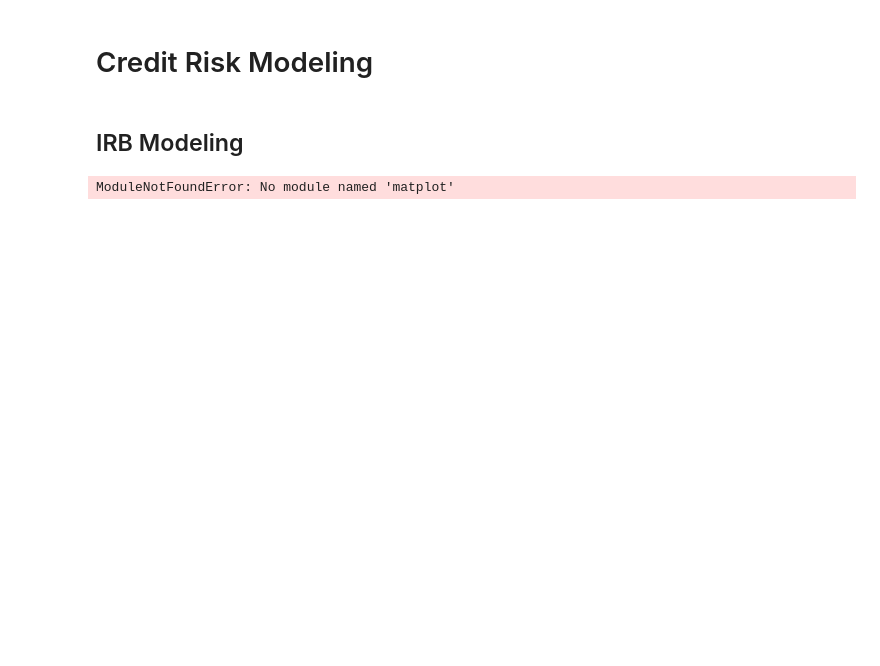
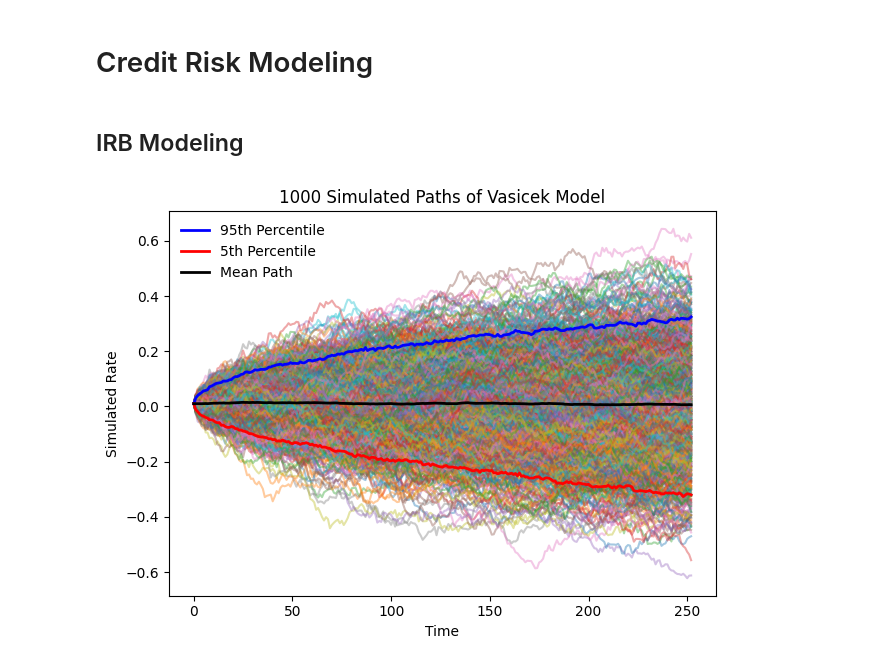
Before and after one commit to Mostafa-MMK/CreditRiskModels, a Jupyter notebook: Credit_Risk_Modeling.ipynb, the cells around one changed output. Cells and saved outputs as stored; diff of their text form; code cells hidden in the pictures; blank space fills up the shorter version.

Commit message:
Initial Commit with Vasicek model

```diff
--- a/Credit_Risk_Modeling.ipynb
+++ b/Credit_Risk_Modeling.ipynb
@@ -5,7 +5,45 @@
 # %%
 import pandas as pd
 import numpy as np
-git config --global user.name "Mostafa-MMK"
-git config --global user.email "shuvrobbaju@gmail.com"
+import matplotlib.pyplot as plt
+import yfinance as yf
-# %% [output]
-ModuleNotFoundError: No module named 'matplot'
+# %%
+def vasicek_model(r0, kappa, theta, sigma, T, dt, n_paths):
+    rng = np.random.default_rng(seed=12)
+
+    n_steps = int(T/dt)
+    r = np.zeros((n_steps + 1, n_paths))
+    r[0,:] = r0
+
+    for i in range(n_steps):
+        dw = rng.normal(size=n_paths)
+        dr = kappa * (theta - r[i]) * dt + sigma * np.sqrt(dt) * dw
+        r[i+1,:] = r[i,:] + dr
+
+    return r
+
+# Toy examples of the parameter
+r0 = 0.01
+kappa = 0.02
+theta = 0.00
+sigma = 0.20
+T = 1
+dt = 1/252
+n_paths = 1000
+
+
+dr = vasicek_model(r0=r0, kappa=kappa, theta=theta, sigma=sigma, T=T, dt=dt, n_paths=n_paths)
+
+# Plotting the model paths
+plt.plot(dr, alpha = 0.40)
+plt.plot(np.percentile(dr, 95, axis=1), color = 'b', linewidth = 2, label = '95th Percentile')
+plt.plot(np.percentile(dr, 5, axis=1), color = 'r', linewidth = 2, label = '5th Percentile')
+plt.plot(dr.mean(axis=1), color = 'black', linewidth = 2, label = 'Mean Path')
+plt.legend(loc = 'best', frameon = False)
+plt.title(f'{n_paths} Simulated Paths of Vasicek Model')
+plt.xlabel('Time')
+plt.ylabel('Simulated Rate')
+plt.tight_layout()
+plt.show()
+# %% [output]
+[figure, added]
```
Also changed, not shown: parts of 3 cells of this notebook, 1 other file.
